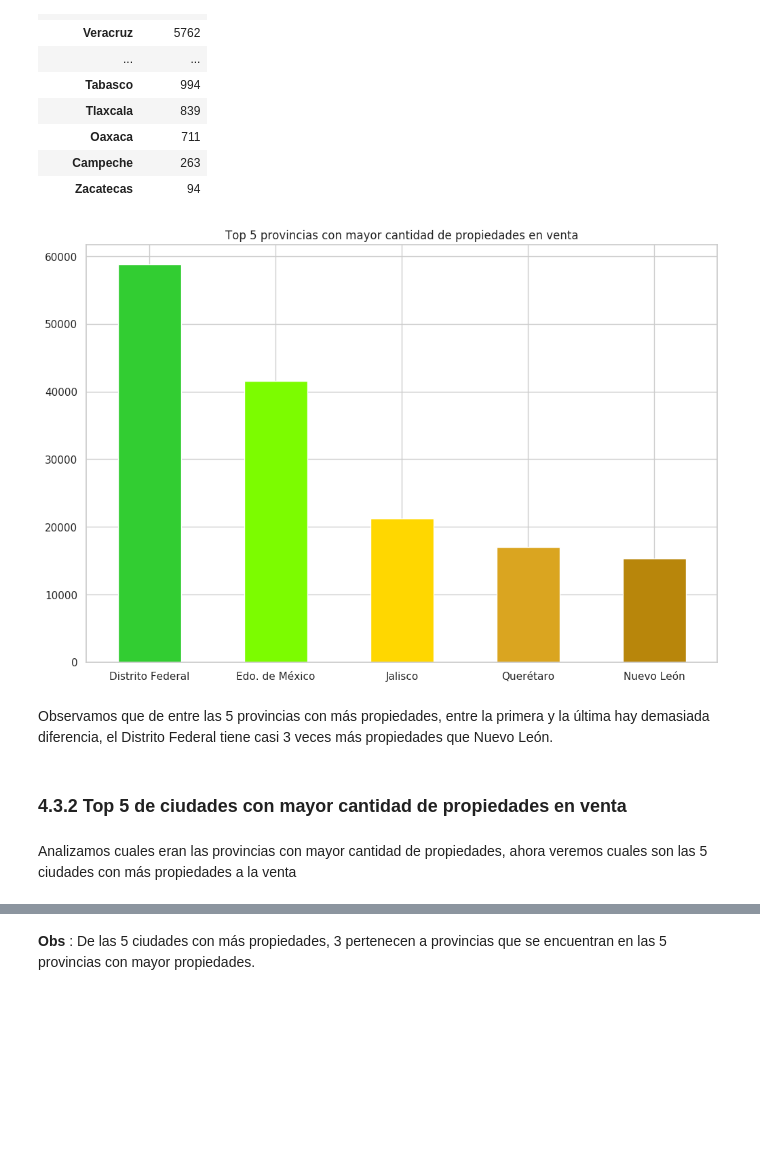
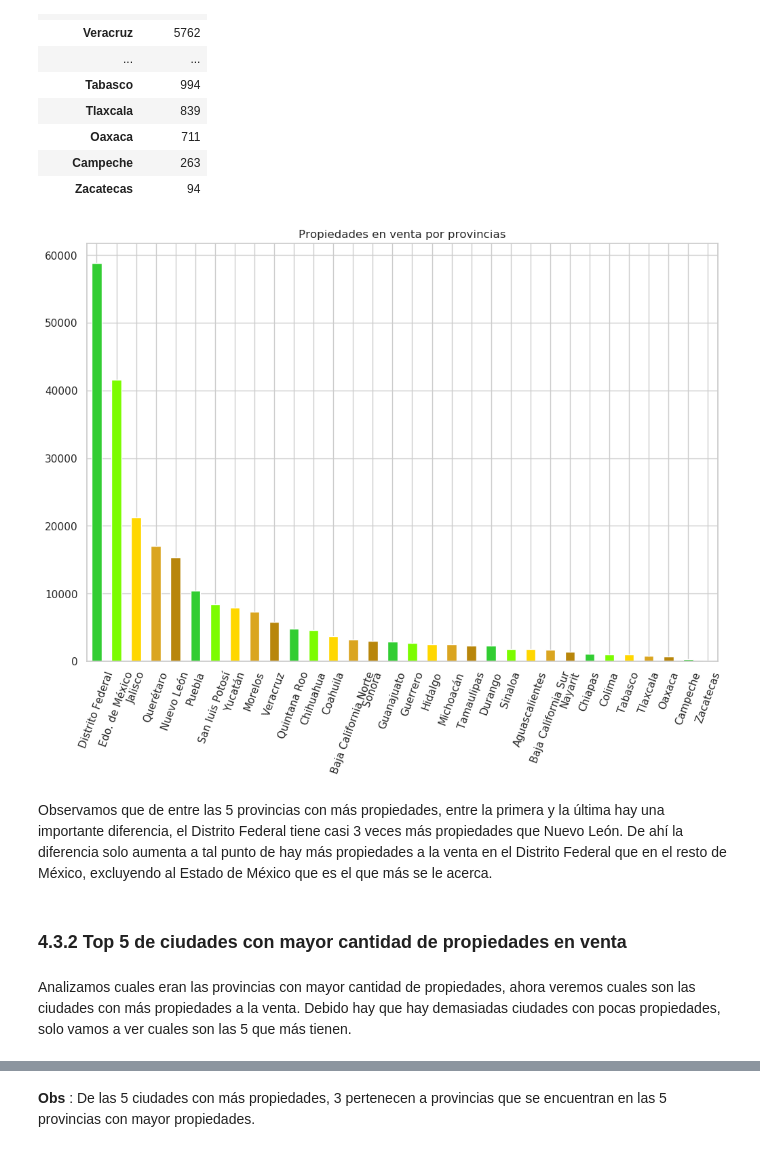
Before and after one commit to tomasSabao/TP1-OrganizacionDeDatos, a Jupyter notebook: TP1.ipynb, the cells around one changed output, grey strips where cells are left out. Drawn from its saved outputs; the diff is of its cells as text; code cells hidden in the pictures; blank space fills up the shorter version.

```diff
--- a/TP1.ipynb
+++ b/TP1.ipynb
@@ -277,13 +278,13 @@ pd.DataFrame(df.provincia.value_counts())
 | Campeche | 263 |
 | Zacatecas | 94 |
 # %%
-grafico = df.provincia.value_counts().head(5).plot(kind='bar', figsize=(12,8), rot=0, title="Top 5 provincias con mayor cantidad de propiedades en venta",colors=['limegreen','lawngreen','gold','goldenrod','darkgoldenrod'],)
+grafico = df.provincia.value_counts().plot(kind='bar', figsize=(12,8), rot=70, title="Propiedades en venta por provincias",colors=['limegreen','lawngreen','gold','goldenrod','darkgoldenrod'],)
 plt.show(grafico)
 # %% [output]
-[figure, old version]
+[figure, new version]
 # %% [markdown]
-Observamos que de entre las 5 provincias con más propiedades, entre la primera y la última hay demasiada diferencia, el Distrito Federal tiene casi 3 veces más propiedades que Nuevo León.
+Observamos que de entre las 5 provincias con más propiedades, entre la primera y la última hay una importante diferencia, el Distrito Federal tiene casi 3 veces más propiedades que Nuevo León. De ahí la diferencia solo aumenta a tal punto de hay más propiedades a la venta en el Distrito Federal que en el resto de México, excluyendo al Estado de México que es el que más se le acerca.
 # %% [markdown]
 ### 4.3.2 Top 5 de ciudades con mayor cantidad de propiedades en venta
 # %% [markdown]
-Analizamos cuales eran las provincias con mayor cantidad de propiedades, ahora veremos cuales son las 5 ciudades con más propiedades a la venta
+Analizamos cuales eran las provincias con mayor cantidad de propiedades, ahora veremos cuales son las ciudades con más propiedades a la venta. Debido hay que hay demasiadas ciudades con pocas propiedades, solo vamos a ver cuales son las 5 que más tienen.
```
Also changed, not shown: parts of 39 cells of this notebook.
